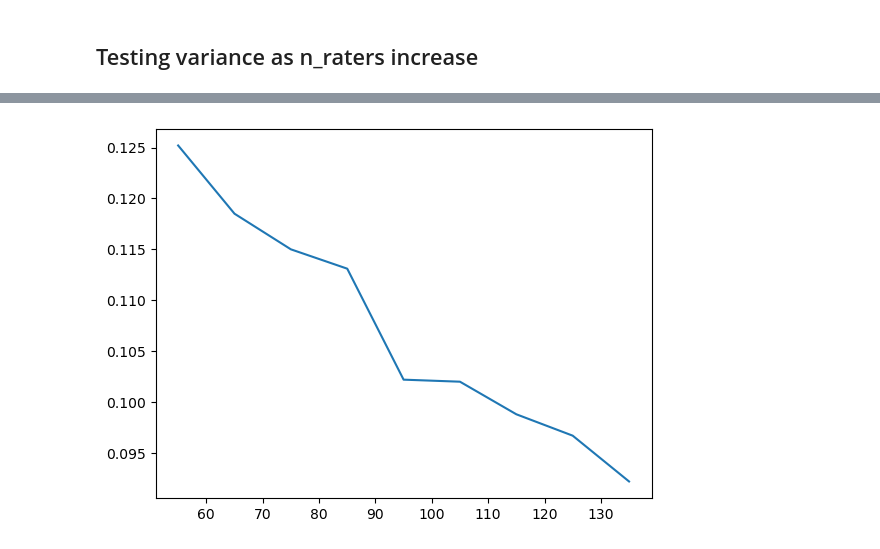
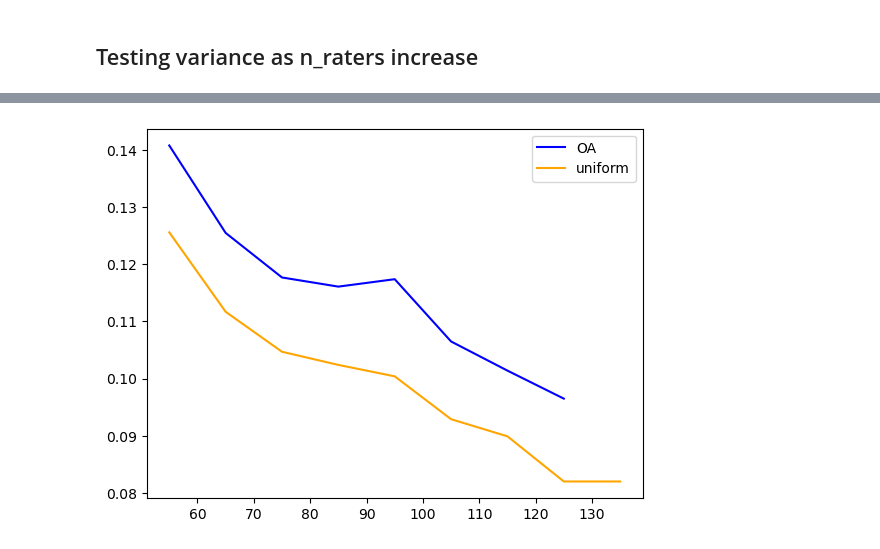
Before and after one commit to imrogerjiang/bayesian-inference-topic-measures, a Jupyter notebook: Checking Optimal Allocation.ipynb, the cells around one changed output, grey strips where cells are left out. Drawn from its saved outputs; the diff is of its cells as text; code cells hidden in the pictures.

```diff
--- a/Checking Optimal Allocation.ipynb
+++ b/Checking Optimal Allocation.ipynb
@@ -413,0 +467,7 @@ df = test
+# %%
+s = (testOA.groupby(["sim_cordel_id", "sim_topic_id"]).agg({"intrusion":"sum"})
+     .rename(columns={"intrusion":"sum"}).reset_index())
+c = (testOA.groupby(["sim_cordel_id", "sim_topic_id"]).agg({"intrusion":"count"})
+     .rename(columns={"intrusion":"count"}).reset_index())
+topics = pd.merge(s, c, on=["sim_cordel_id", "sim_topic_id"])
+topics["p"] = topics["sum"]/topics["count"]
@@ -414,15 +495,12 @@ df = test
 # %%
-summary_stats = ss
+summary_statsOA = pd.DataFrame()
+df = testOA
 seed = 42+sim_id
 
 for n_rater in range(55, 136, 10):
 # n_raters = 100
     print(n_rater)
     sample = df[df["sim_rater_id"]<n_rater]
-    sample.loc[:,"sim_topic_id"] = np.where(sample["sim_topic_id"] >= 50
-                                     ,sample["sim_topic_id"]-50
-                                     ,sample["sim_topic_id"])
-
 
     if seed != None:
         np.random.seed(seed)
@@ -501,7 +579,7 @@ for n_rater in range(55, 136, 10):
     summary_stat = create_summary_stat(trace)
     summary_stat.insert(0, column="n_raters", value=n_raters)
     summary_stat["pval"]=pval
-    summary_stats = pd.concat([summary_stats, summary_stat], ignore_index=True)
+    summary_statsOA = pd.concat([summary_statsOA, summary_stat], ignore_index=True)
 # %% [output]
 55
 Compiling...
@@ -560,0 +906,12 @@ Sampling...
+# %%
+s=summary_stats
+sigma_a = s[s["param"]=="sigma_a"]
+sigma_a=sigma_a.rename(columns={"mean":"sigma_a"})[["n_raters", "sigma_a"]]
+s = pd.merge(s, sigma_a, on="n_raters", how="left")
+s0=s[(s["param"]=="za")]
+s0.loc[:,"topic_effect_sd"]=s0["sd"]*s0["sigma_a"]
+
+sns.kdeplot(s0[s0["n_raters"]==55]["topic_effect_sd"], label="n_raters 55")
+sns.kdeplot(s0[s0["n_raters"]==135]["topic_effect_sd"], c="orange", label="n_raters 135")
+plt.legend()
+plt.show()
@@ -561,17 +925,28 @@ Sampling...
 # %%
+s = summary_statsOA
 # param = "mu"
 # param_num = "0"
-param = "c_mean1"
+param = "c_diff"
 param_num = None
 stat = "sd"
 
-s = summary_stats
 if param_num==None:
     s0 = s[(s["param"]==param)]
 else:
     s0 = s[(s["param"]==param)&(s["param_num"]==param_num)]
 
-plt.plot(s0["n_raters"], s0[stat])
+plt.plot(s0["n_raters"], s0[stat], c="blue", label="OA")
+
+
+s = summary_stats
+
+if param_num==None:
+    s0 = s[(s["param"]==param)]
+else:
+    s0 = s[(s["param"]==param)&(s["param_num"]==param_num)]
+
+plt.plot(s0["n_raters"], s0[stat], c="orange", label="uniform")
+plt.legend()
 plt.show()
 # %% [output]
-[figure, old version]
+[figure, new version]
```
Also changed, not shown: parts of 46 cells of this notebook, 2 other files.
